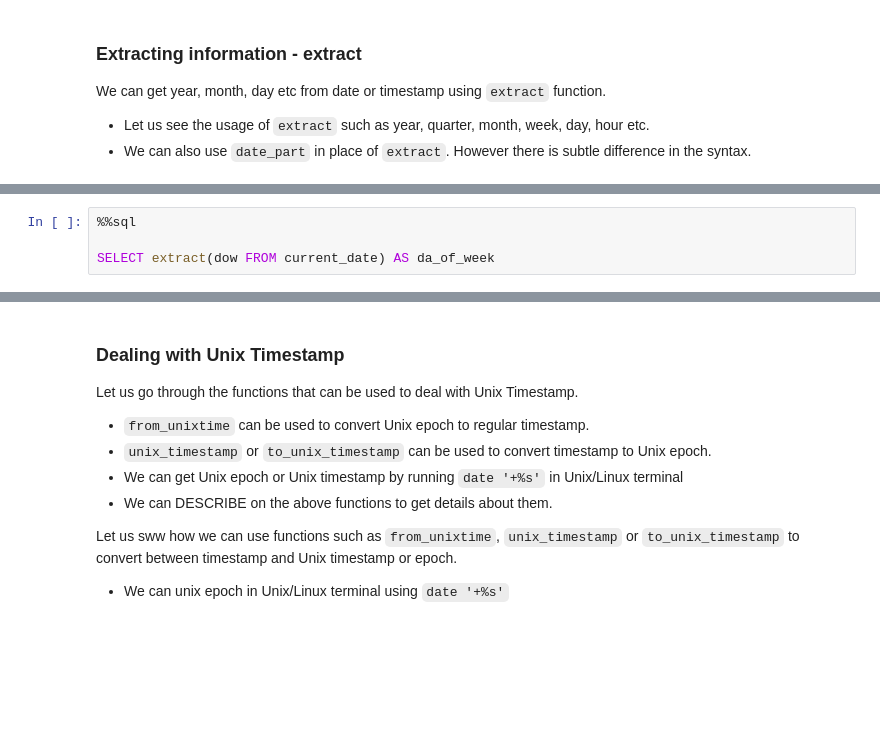
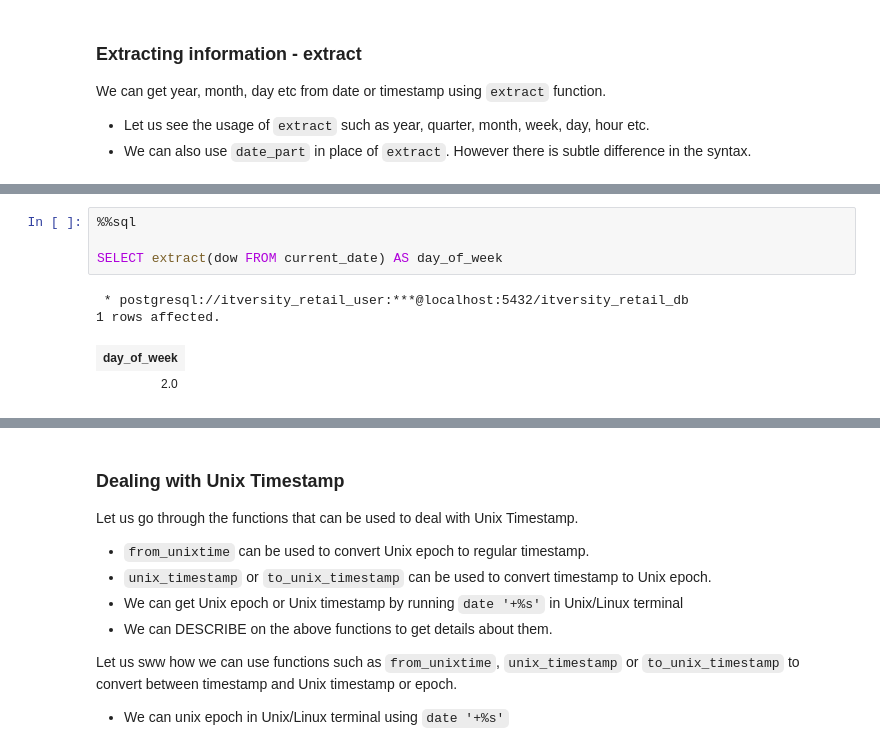
Before and after one commit to itversity/mastering-postgresql, a Jupyter notebook: 06_predefined_functions.ipynb, the cells around one changed output, grey strips where cells are left out. Cells and saved outputs as stored; diff of their text form; blank space fills up the shorter version.

```diff
--- a/06_predefined_functions.ipynb
+++ b/06_predefined_functions.ipynb
@@ -499,7 +603,12 @@ SELECT extract(doy FROM current_date) AS day_of_year
 # %%
 %%sql
 
-SELECT extract(dow FROM current_date) AS da_of_week
+SELECT extract(dow FROM current_date) AS day_of_week
+# %% [output]
+ * postgresql://itversity_retail_user:***@localhost:5432/itversity_retail_db
+1 rows affected.
+| day_of_week |
+| 2.0 |
 # %%
 %%sql
 
```
Also changed, not shown: parts of 59 cells of this notebook, 1 other file.
